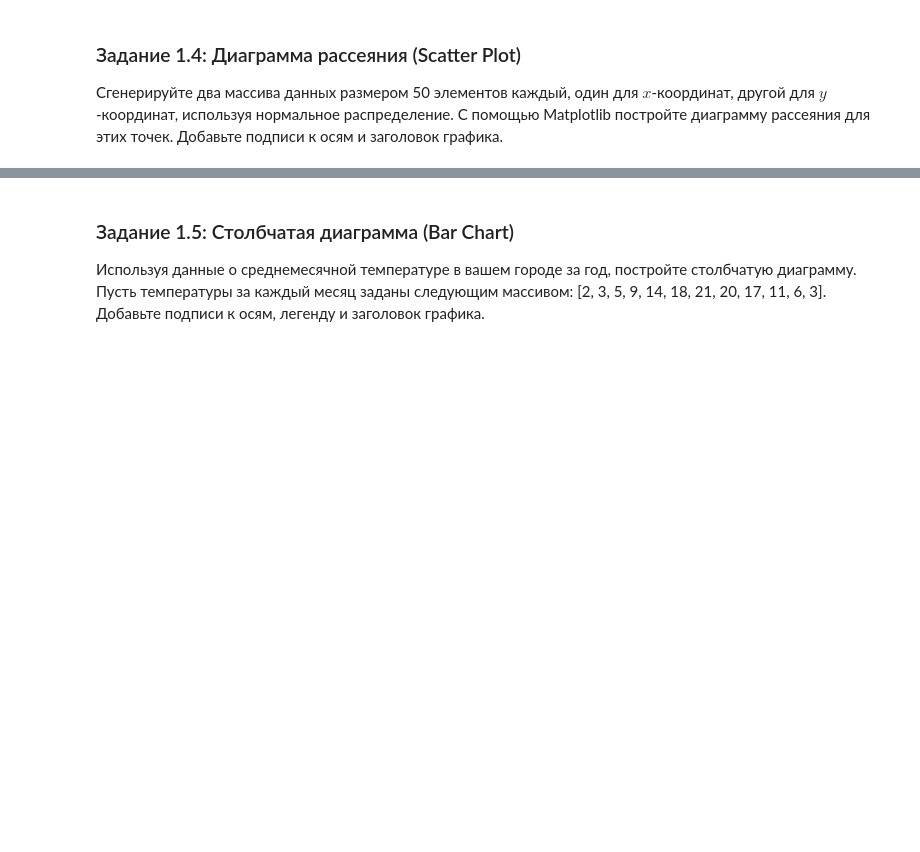
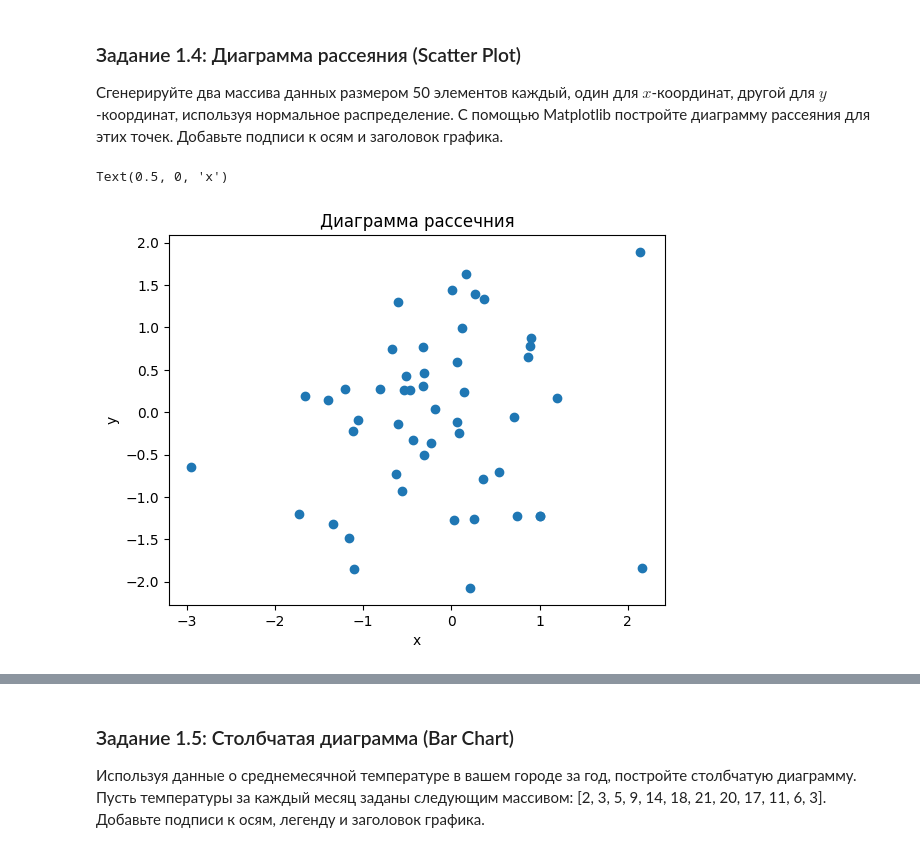
Before and after one commit to Medrodi/MIIGAIK-Computer-Math, a Jupyter notebook: 3. Библиотеки Matplotlib, Plotly/Практическая_работа_№3_Matplotlib_Plotly.ipynb, the cells around one changed output, grey strips where cells are left out. Drawn from its saved outputs; the diff is of its cells as text; code cells hidden in the pictures; blank space fills up the shorter version.

```diff
--- a/3. Библиотеки Matplotlib, Plotly/Практическая_работа_№3_Matplotlib_Plotly.ipynb
+++ b/3. Библиотеки Matplotlib, Plotly/Практическая_работа_№3_Matplotlib_Plotly.ipynb
@@ -56,3 +72,16 @@ x = np.random.normal()
+# %%
+x = np.random.normal(loc=0, scale=1, size=50)
+y = np.random.normal(loc=0, scale=1, size=50)
+
+fig, ax = plt.subplots()
+
+ax.scatter(x, y)
+ax.set_title("Диаграмма рассечния")
+ax.set_ylabel("y")
+ax.set_xlabel("x")
+# %% [output]
+Text(0.5, 0, 'x')
+[figure, added]
 # %% [markdown]
 ![image.png](embedded-picture-1)
 # %% [markdown]
```
Also changed, not shown: parts of 13 cells of this notebook.
